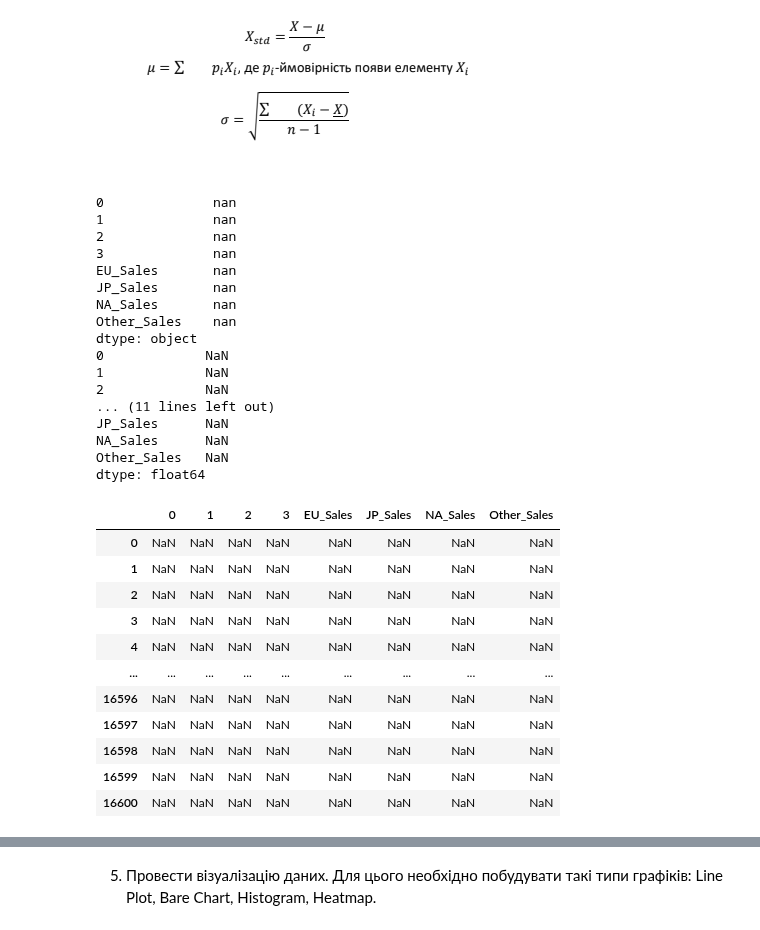
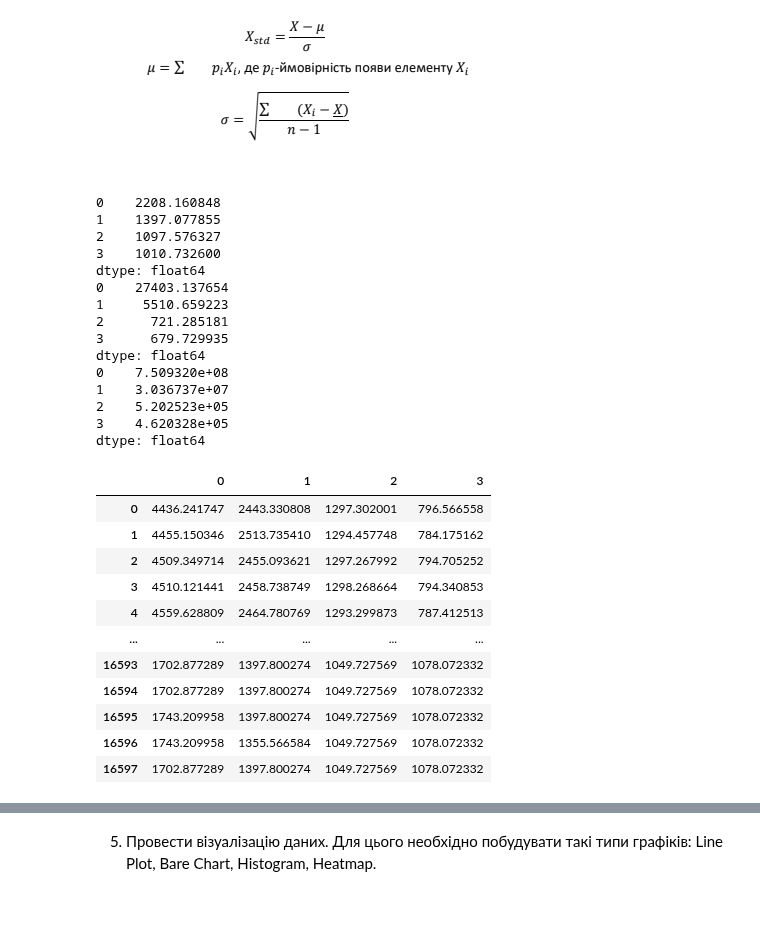
Before and after one commit to KlymentievMaksym/AD-labs, a Jupyter notebook: Coursework/Coursework.ipynb, the cells around one changed output, grey strips where cells are left out. Drawn from its saved outputs; the diff is of its cells as text; code cells hidden in the pictures.

```diff
--- a/Coursework/Coursework.ipynb
+++ b/Coursework/Coursework.ipynb
@@ -318,49 +287,58 @@ array([[4.149e+01, 2.902e+01, 3.770e+00, 8.460e+00],
 # %%
 #normalized_df = (df_num-df_num.min())/(df_num.max()-df_num.min())
 #normalized_df
 
 # print(df_num)
 # print(std(df_num))
-std_df = pd.DataFrame.from_dict(std(df_num))#.drop(columns=4)
-# print(needed_array.mean())
-# print(needed_array.var())
-# print(needed_array.std())
-# needed_array
+# std_df = pd.DataFrame.from_dict(std(df_num))#, orient='index', columns=['EU_Sales','JP_Sales','NA_Sales','Other_Sales'])#.drop(columns=4)
+# mean_df = pd.DataFrame.from_dict(mean(df_num))#, orient='index', columns=['EU_Sales','JP_Sales','NA_Sales','Other_Sales'])
+# print(std_df.mean())
+# print(std_df.var())
+# print(std_df.std())
+# std_df
 
-standatrized_df = (df_num - df_num.mean()) / std_df#(df_num - df_num.mean()) / df_num.std()
+standatrized_df = pd.DataFrame.from_dict(df_num.values - mean(df_num)) / std(df_num)#(df_num - df_num.mean()) / df_num.std()
 
-print(standatrized_df.mean().apply(lambda x: "{:.6f}".format(x)))
+# for i in range(standatrized_df.shape[1]):
+#         # print(i)
+#         # print(array[:, i].shape)
+#         array_1d = standatrized_df[:, i]
+#         # print(array_1d, myu, sgma)
+#         if i == 0:
+#             array_to_return = array_1d
+#         else:
+#             array_to_return = np.column_stack((array_to_return, array_1d))
+
+print(standatrized_df.mean())#.apply(lambda x: "{:.6f}".format(x)))
 print(standatrized_df.std())
 print(standatrized_df.var())
 
 standatrized_df
 # %% [output]
-0              nan
-1              nan
-2              nan
-3              nan
-EU_Sales       nan
-JP_Sales       nan
-NA_Sales       nan
-Other_Sales    nan
-dtype: object
-0             NaN
-1             NaN
-2             NaN
-... (11 lines left out)
-JP_Sales      NaN
-NA_Sales      NaN
-Other_Sales   NaN
+0    2208.160848
+1    1397.077855
+2    1097.576327
+3    1010.732600
 dtype: float64
+0    27403.137654
+1     5510.659223
+2      721.285181
+3      679.729935
+dtype: float64
+0    7.509320e+08
+1    3.036737e+07
+2    5.202523e+05
+3    4.620328e+05
+dtype: float64
-|  | 0 | 1 | 2 | 3 | EU_Sales | JP_Sales | NA_Sales | Other_Sales |
-| 0 | NaN | NaN | NaN | NaN | NaN | NaN | NaN | NaN |
-| 1 | NaN | NaN | NaN | NaN | NaN | NaN | NaN | NaN |
-| 2 | NaN | NaN | NaN | NaN | NaN | NaN | NaN | NaN |
-| 3 | NaN | NaN | NaN | NaN | NaN | NaN | NaN | NaN |
-| 4 | NaN | NaN | NaN | NaN | NaN | NaN | NaN | NaN |
-| ... | ... | ... | ... | ... | ... | ... | ... | ... |
-| 16596 | NaN | NaN | NaN | NaN | NaN | NaN | NaN | NaN |
-| 16597 | NaN | NaN | NaN | NaN | NaN | NaN | NaN | NaN |
-| 16598 | NaN | NaN | NaN | NaN | NaN | NaN | NaN | NaN |
-| 16599 | NaN | NaN | NaN | NaN | NaN | NaN | NaN | NaN |
-| 16600 | NaN | NaN | NaN | NaN | NaN | NaN | NaN | NaN |
+|  | 0 | 1 | 2 | 3 |
+| 0 | 4436.241747 | 2443.330808 | 1297.302001 | 796.566558 |
+| 1 | 4455.150346 | 2513.735410 | 1294.457748 | 784.175162 |
+| 2 | 4509.349714 | 2455.093621 | 1297.267992 | 794.705252 |
+| 3 | 4510.121441 | 2458.738749 | 1298.268664 | 794.340853 |
+| 4 | 4559.628809 | 2464.780769 | 1293.299873 | 787.412513 |
+| ... | ... | ... | ... | ... |
+| 16593 | 1702.877289 | 1397.800274 | 1049.727569 | 1078.072332 |
+| 16594 | 1702.877289 | 1397.800274 | 1049.727569 | 1078.072332 |
+| 16595 | 1743.209958 | 1397.800274 | 1049.727569 | 1078.072332 |
+| 16596 | 1743.209958 | 1355.566584 | 1049.727569 | 1078.072332 |
+| 16597 | 1702.877289 | 1397.800274 | 1049.727569 | 1078.072332 |
```
Also changed, not shown: parts of 2 cells of this notebook.
